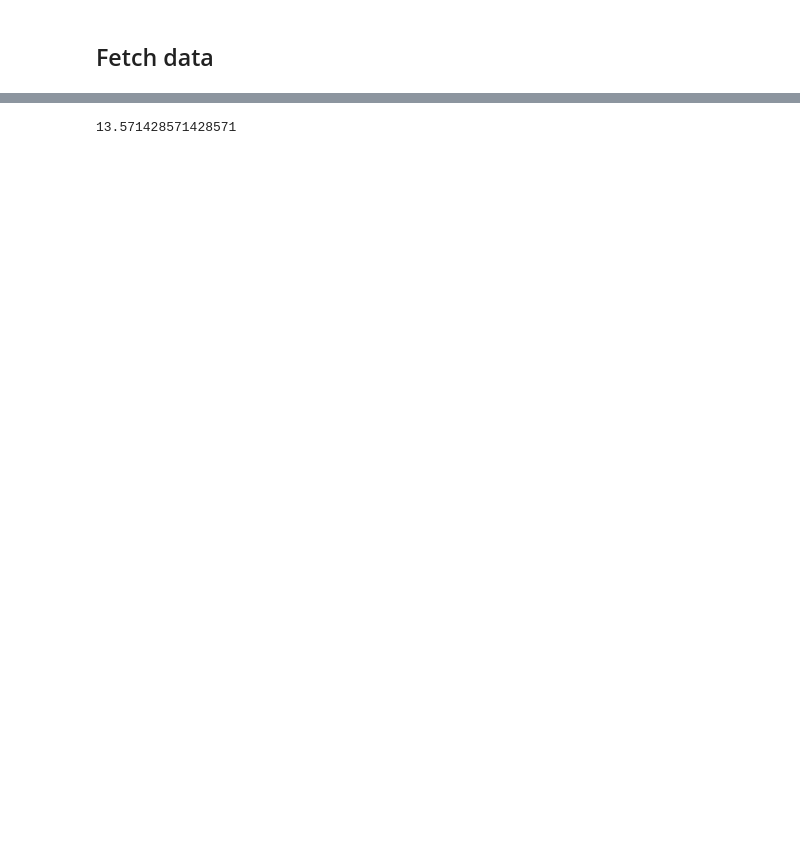
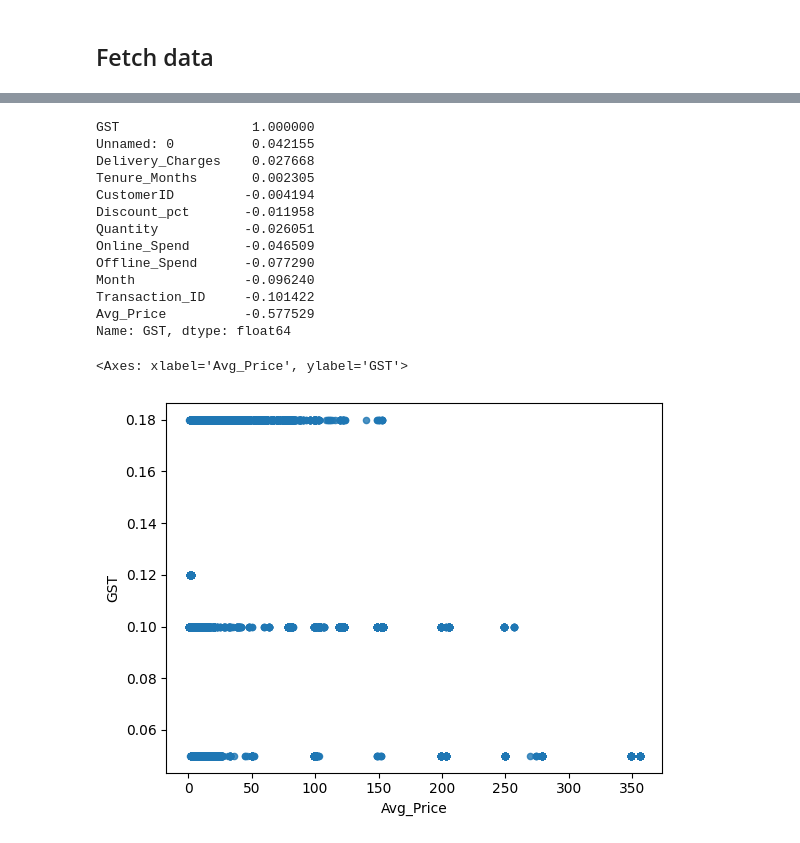
Before and after one commit to Haksham/Price-Comp, a Jupyter notebook: Untitled.ipynb, the cells around one changed output, grey strips where cells are left out. Saved outputs shown, nothing was run; the diff lists cells and outputs as text; code cells hidden in the pictures; blank space fills up the shorter version.

```diff
--- a/Untitled.ipynb
+++ b/Untitled.ipynb
@@ -67,4 +67,31 @@ CustomerID
 Name: count, Length: 1402, dtype: int64
 # %%
+import pandas as pd
+
+# Ensure all columns used in the correlation matrix are numeric
+numeric_df = df.select_dtypes(include=[float, int])
+
+# Calculate the correlation matrix
+corr_matrix = numeric_df.corr()
+
+# Sort the correlation values for the 'GST' column
+print(corr_matrix['GST'].sort_values(ascending=False))
+
+# Plot the scatter plot
+df.plot(kind="scatter", x="Avg_Price", y="GST", alpha=0.8)
 # %% [output]
-13.571428571428571
+GST                 1.000000
+Unnamed: 0          0.042155
+Delivery_Charges    0.027668
+Tenure_Months       0.002305
+CustomerID         -0.004194
+Discount_pct       -0.011958
+Quantity           -0.026051
+Online_Spend       -0.046509
+Offline_Spend      -0.077290
+Month              -0.096240
+Transaction_ID     -0.101422
+Avg_Price          -0.577529
+Name: GST, dtype: float64
+<Axes: xlabel='Avg_Price', ylabel='GST'>
+[figure, added]
```
Also changed, not shown: parts of 9 cells of this notebook, 1 other file.
